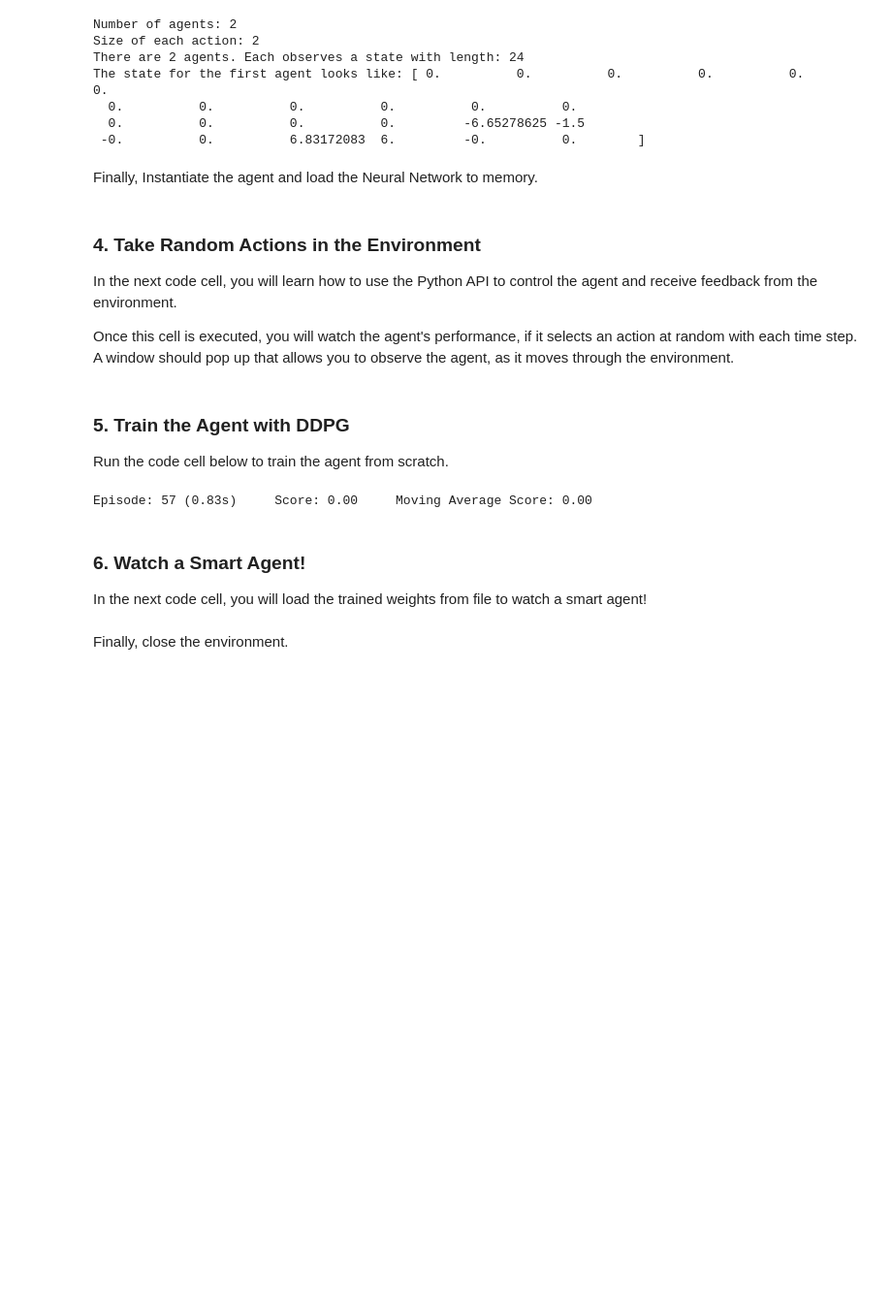
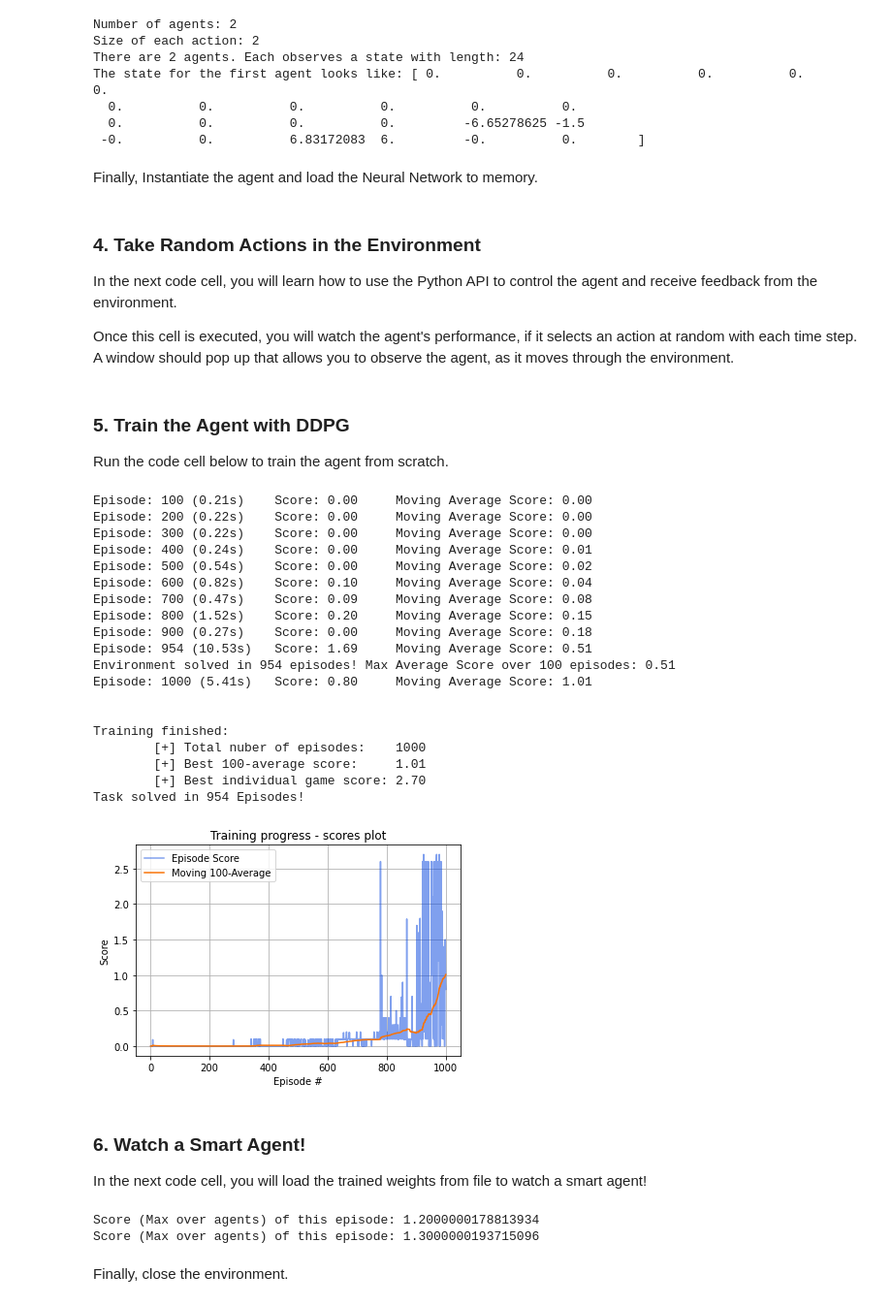
Before and after one commit to SaidAlvarado/Udacity-DeepRL-Project_3_Collaboration_and_Competition, a Jupyter notebook: DDPG_Collaboration_and_Competition.ipynb, the cells around one changed output. Shown: that part at 97% size. Drawn from its saved outputs; the diff is of its cells as text; code cells hidden in the pictures; blank space fills up the shorter version.

Commit message:
Style: Clean up the code of the Jupyter Notebook
Also, ran a couple more of trainings.

```diff
--- a/DDPG_Collaboration_and_Competition.ipynb
+++ b/DDPG_Collaboration_and_Competition.ipynb
@@ -132,15 +132,13 @@ Once this cell is executed, you will watch the agent's performance, if it select
 
 Run the code cell below to train the agent from scratch.
 # %%
-def ddpg(n_episodes=1500, print_every=100):
+def ddpg(n_episodes=1000, print_every=100):
     """Deep Deterministic Policy Gradient (DDPG)
 
     Params
     ======
-        n_episodes (int): maximum number of training episodes
-        eps_start (float): starting value of epsilon, for epsilon-greedy action selection
-        eps_end (float): minimum value of epsilon
-        eps_decay (float): multiplicative factor (per episode) for decreasing epsilon
+        n_episodes  (int): maximum number of training episodes
+        print_every (int): How many episodes pass between each print.
     """
     # Queue to store the last 100 max scores, the then plot a moving average.
     scores_deque = deque(maxlen=100)
@@ -154,7 +152,7 @@ def ddpg(n_episodes=1500, print_every=100):
 
     for i_episode in range(1, n_episodes+1):
         # Restart the Environment in train mode
-        env_info = env.reset(train_mode=False)[brain_name]
+        env_info = env.reset(train_mode=True)[brain_name]
         # Get the initial state
         states = env_info.vector_observations
         rr_state = states[0]                                    # Separate right racket state
@@ -230,38 +228,70 @@ def ddpg(n_episodes=1500, print_every=100):
             torch.save(agent.critic_local.state_dict(), 'checkpoint_critic_SUCCESS.pth')
             finished_learning = True
             # Save how many episodes it took to solve the task
             solved_in = i_episode
 
         # Check if the current average is the best of all the averages, and keep updating the  "Success weights" the current best candidate
         if len(moving_avg_score) > 2:
             if moving_avg_score[-1] > np.max(moving_avg_score[:-1]) and moving_avg_score[-1] > 0.5:
                 torch.save(agent.actor_local.state_dict(), 'checkpoint_actor_SUCCESS.pth')
                 torch.save(agent.critic_local.state_dict(), 'checkpoint_critic_SUCCESS.pth')
 
 
     ## Print the final results of the training:
     print("\n\nTraining finished:")
     print("\t[+] Total nuber of episodes:    {}".format(n_episodes))
-    print("\t[+] Best 100-average score:     {:4.2f}".format(np.max(best_average)))
-    print("\t[+] Best individual game score: {:4.2f}".format(np.max(best_score)))
+    print("\t[+] Best 100-average score:     {:4.2f}".format(np.max(moving_avg_score)))
+    print("\t[+] Best individual game score: {:4.2f}".format(np.max(scores)))
 
     # Check if the task was actually solved
     if solved_in != -1:
-        print("Task solved in {}Episodes!".format(solved_in))
+        print("Task solved in {} Episodes!".format(solved_in))
 
 
     return scores, moving_avg_score
 
+
+# Run the training algorithm
 scores, moving_avg_score = ddpg()
 
+# Plot the scores and their averages.
 fig = plt.figure()
 ax = fig.add_subplot(111)
-plt.plot(np.arange(1, len(scores)+1), scores)
+plt.plot(np.arange(1, len(scores)+1), scores, c='xkcd:blue', label = "Episode Score", alpha=0.5)
+plt.plot(np.arange(1, len(scores)+1), moving_avg_score, c='xkcd:orange', label = "Moving 100-Average")
+
+# Set the titles of the plots and axis
+plt.title('Training progress - scores plot')
 plt.ylabel('Score')
 plt.xlabel('Episode #')
+
+# Add grid and legend
+plt.grid()
+plt.legend()
+
+# Show the plot
 plt.show()
 # %% [output]
-Episode: 57 (0.83s)     Score: 0.00     Moving Average Score: 0.00
+Episode: 100 (0.21s)    Score: 0.00     Moving Average Score: 0.00
+Episode: 200 (0.22s)    Score: 0.00     Moving Average Score: 0.00
+Episode: 300 (0.22s)    Score: 0.00     Moving Average Score: 0.00
+Episode: 400 (0.24s)    Score: 0.00     Moving Average Score: 0.01
+Episode: 500 (0.54s)    Score: 0.00     Moving Average Score: 0.02
+Episode: 600 (0.82s)    Score: 0.10     Moving Average Score: 0.04
+Episode: 700 (0.47s)    Score: 0.09     Moving Average Score: 0.08
+Episode: 800 (1.52s)    Score: 0.20     Moving Average Score: 0.15
+Episode: 900 (0.27s)    Score: 0.00     Moving Average Score: 0.18
+Episode: 954 (10.53s)   Score: 1.69     Moving Average Score: 0.51
+Environment solved in 954 episodes! Max Average Score over 100 episodes: 0.51
+Episode: 1000 (5.41s)   Score: 0.80     Moving Average Score: 1.01
+
+
+Training finished:
+        [+] Total nuber of episodes:    1000
+        [+] Best 100-average score:     1.01
+        [+] Best individual game score: 2.70
+Task solved in 954 Episodes!
+[figure, added]
 # %% [markdown]
 ### 6. Watch a Smart Agent!
 
@@ -269,13 +299,13 @@ In the next code cell, you will load the trained weights from file to watch a sm
 # %%
 ## load the weights from file
 # Weights of the Actor
-# agent.actor_local.load_state_dict(torch.load('checkpoint_actor_SUCCESS.pth'))
+agent.actor_local.load_state_dict(torch.load('checkpoint_actor_SUCCESS.pth'))
 # Weights of the Critic
-# agent.critic_local.load_state_dict(torch.load('checkpoint_critic_SUCCESS.pth'))
+agent.critic_local.load_state_dict(torch.load('checkpoint_critic_SUCCESS.pth'))
 
 
-# Run 5 episodes one after the other.
-for i in range(1, 5):
+# Run 2 episodes one after the other.
+for i in range(2):
     # Restart the Environment
     env_info = env.reset(train_mode=False)[brain_name]
     # Get the initial state
@@ -291,8 +321,8 @@ for i in range(1, 5):
         rr_state = states[0]                               # Separate right racket state
         lr_state = states[1]                               # Separate Left racket state
         ## Select Actions per racket.
-        rr_action = agent.act(rr_state)                    # get the action of the left racket.
-        lr_action = agent.act(lr_state)                    # get the action of the right racket.
+        rr_action = agent.act(rr_state, add_noise=False)   # get the action of the left racket.
+        lr_action = agent.act(lr_state, add_noise=False)   # get the action of the right racket.
         # Join the actions into a single vector to pass to the environment
         actions = np.vstack([rr_action, lr_action])
         # Step the Environment and gather all the information of the timestep
@@ -310,6 +340,9 @@ for i in range(1, 5):
 
     ## Print the results
     print('Score (Max over agents) of this episode: {}'.format(np.max(score)))
+# %% [output]
+Score (Max over agents) of this episode: 1.2000000178813934
+Score (Max over agents) of this episode: 1.3000000193715096
 # %% [markdown]
 Finally, close the environment.
 # %%
```
Also changed, not shown: parts of 2 cells of this notebook, 3 other files.
